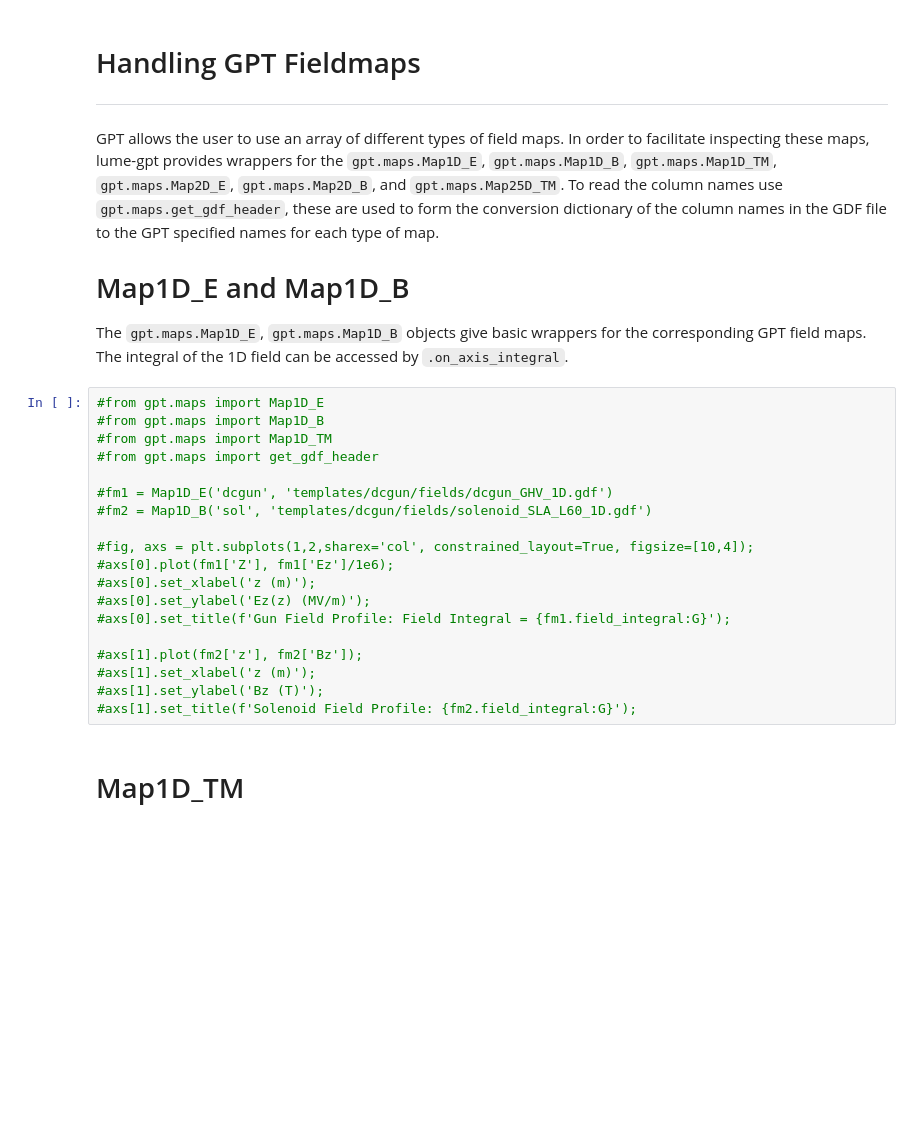
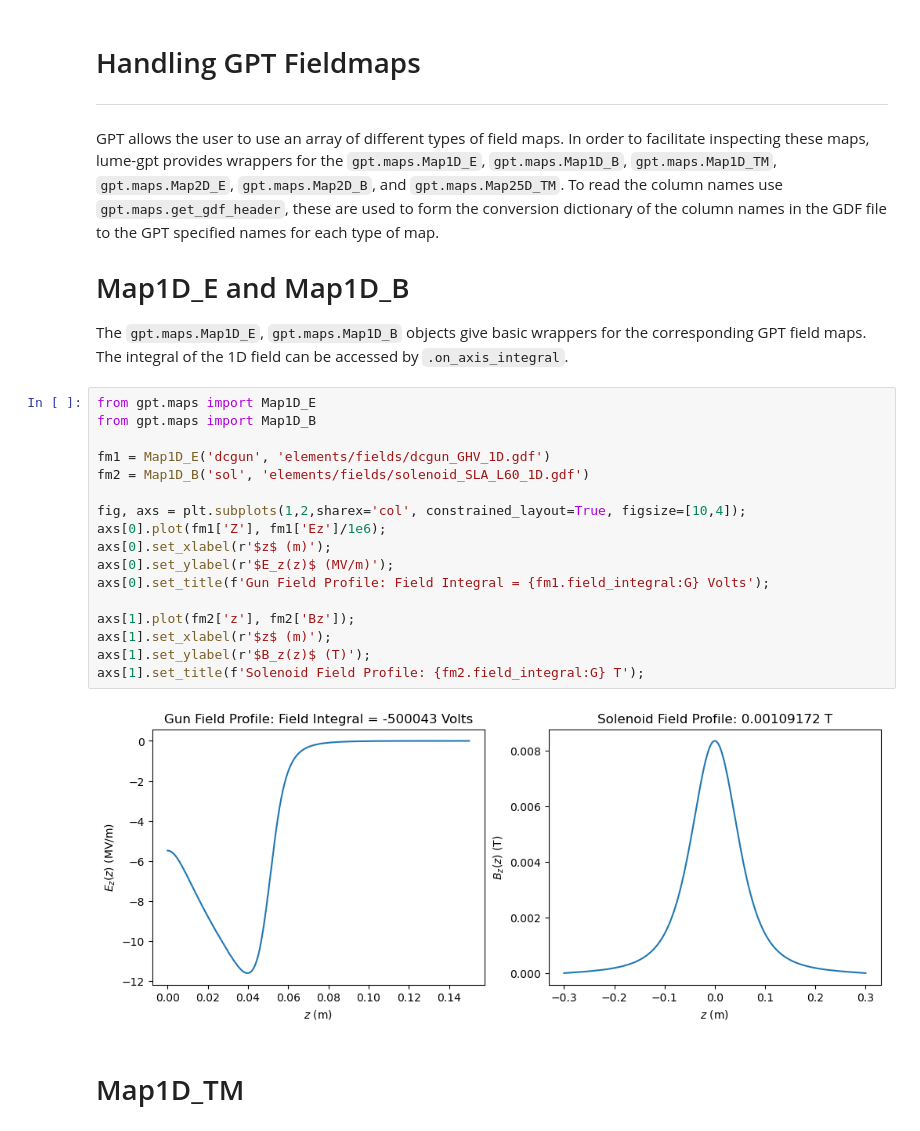
Before and after one commit to ColwynGulliford/lume-gpt, a Jupyter notebook: examples/simple_gpt_example.ipynb, the cells around one changed output. Cells and saved outputs as stored; diff of their text form; blank space fills up the shorter version.

```diff
--- a/examples/simple_gpt_example.ipynb
+++ b/examples/simple_gpt_example.ipynb
@@ -332,24 +334,24 @@ GPT allows the user to use an array of different types of field maps.  In order
 # Map1D_E and Map1D_B
 The `gpt.maps.Map1D_E`, `gpt.maps.Map1D_B` objects give basic wrappers for the corresponding GPT field maps.  The integral of the 1D field can be accessed by `.on_axis_integral`.
 # %%
-#from gpt.maps import Map1D_E
-#from gpt.maps import Map1D_B
-#from gpt.maps import Map1D_TM
-#from gpt.maps import get_gdf_header
+from gpt.maps import Map1D_E
+from gpt.maps import Map1D_B
 
-#fm1 = Map1D_E('dcgun', 'templates/dcgun/fields/dcgun_GHV_1D.gdf')
-#fm2 = Map1D_B('sol', 'templates/dcgun/fields/solenoid_SLA_L60_1D.gdf')
+fm1 = Map1D_E('dcgun', 'elements/fields/dcgun_GHV_1D.gdf')
+fm2 = Map1D_B('sol', 'elements/fields/solenoid_SLA_L60_1D.gdf')
 
-#fig, axs = plt.subplots(1,2,sharex='col', constrained_layout=True, figsize=[10,4]);
-#axs[0].plot(fm1['Z'], fm1['Ez']/1e6);
-#axs[0].set_xlabel('z (m)');
-#axs[0].set_ylabel('Ez(z) (MV/m)');
-#axs[0].set_title(f'Gun Field Profile: Field Integral = {fm1.field_integral:G}');
+fig, axs = plt.subplots(1,2,sharex='col', constrained_layout=True, figsize=[10,4]);
+axs[0].plot(fm1['Z'], fm1['Ez']/1e6);
+axs[0].set_xlabel(r'$z$ (m)');
+axs[0].set_ylabel(r'$E_z(z)$ (MV/m)');
+axs[0].set_title(f'Gun Field Profile: Field Integral = {fm1.field_integral:G} Volts');
 
-#axs[1].plot(fm2['z'], fm2['Bz']);
-#axs[1].set_xlabel('z (m)');
-#axs[1].set_ylabel('Bz (T)');
-#axs[1].set_title(f'Solenoid Field Profile: {fm2.field_integral:G}');
+axs[1].plot(fm2['z'], fm2['Bz']);
+axs[1].set_xlabel(r'$z$ (m)');
+axs[1].set_ylabel(r'$B_z(z)$ (T)');
+axs[1].set_title(f'Solenoid Field Profile: {fm2.field_integral:G} T');
+# %% [output]
+[figure, added]
 # %% [markdown]
 # Map1D_TM
 # %% [markdown]
```
Also changed, not shown: parts of 15 cells of this notebook.
